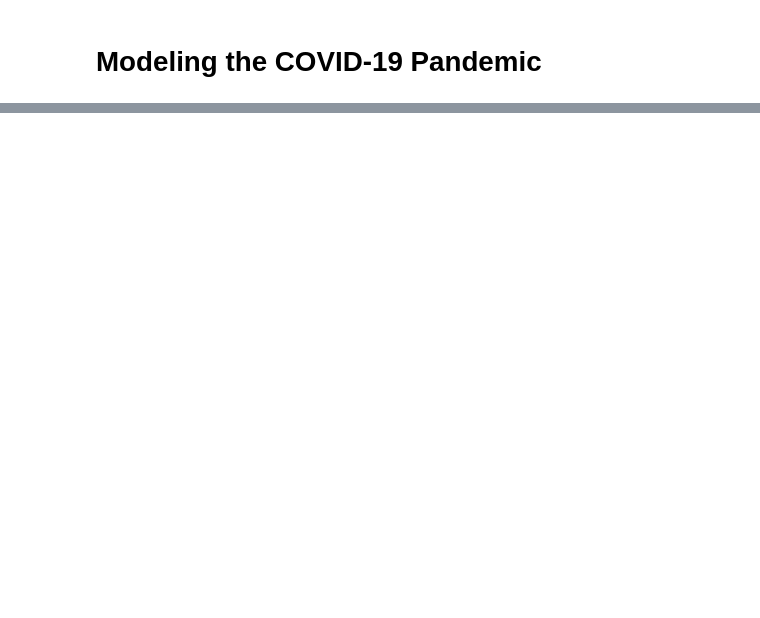
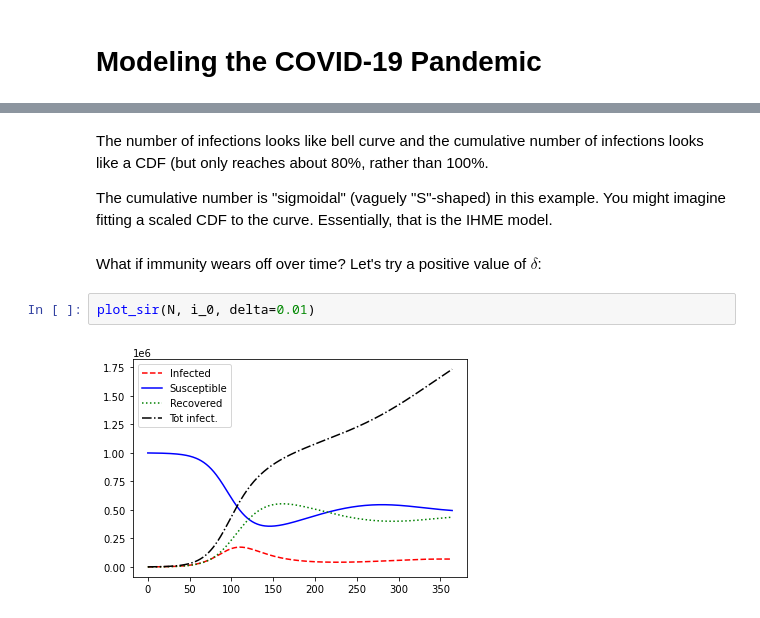
Before and after one commit to UCB-stat-159-s21/site, a Jupyter notebook: Notes/pandemic.ipynb, the cells around one changed output, grey strips where cells are left out. Saved outputs shown, nothing was run; the diff lists cells and outputs as text; blank space fills up the shorter version.

```diff
--- a/Notes/pandemic.ipynb
+++ b/Notes/pandemic.ipynb
@@ -53,0 +179,10 @@ https://towardsdatascience.com/infectious-disease-modelling-fit-your-model-to-co
+# %% [markdown]
+The number of infections looks like bell curve and the cumulative number of infections looks like a CDF (but only reaches about 80%, rather than 100%.
+
+The cumulative number is "sigmoidal" (vaguely "S"-shaped) in this example. You might imagine fitting a scaled CDF to the curve. Essentially, that is the IHME model.
+# %% [markdown]
+What if immunity wears off over time? Let's try a positive value of $\delta$:
+# %%
+plot_sir(N, i_0, delta=0.01)
+# %% [output]
+[figure, added]
```
Also changed, not shown: parts of 20 cells of this notebook.
